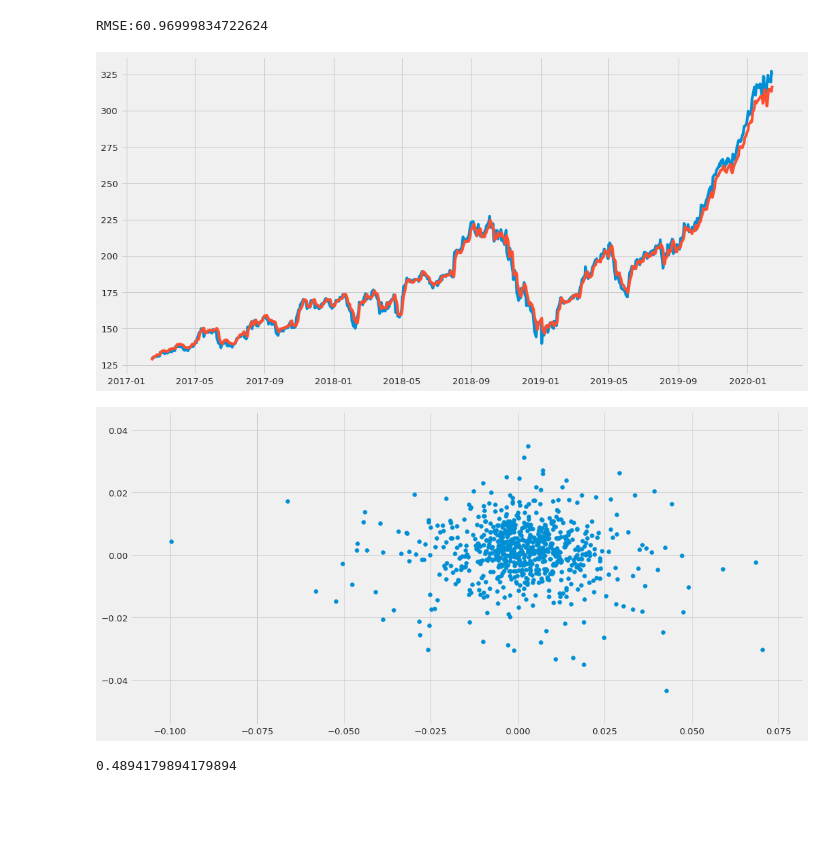
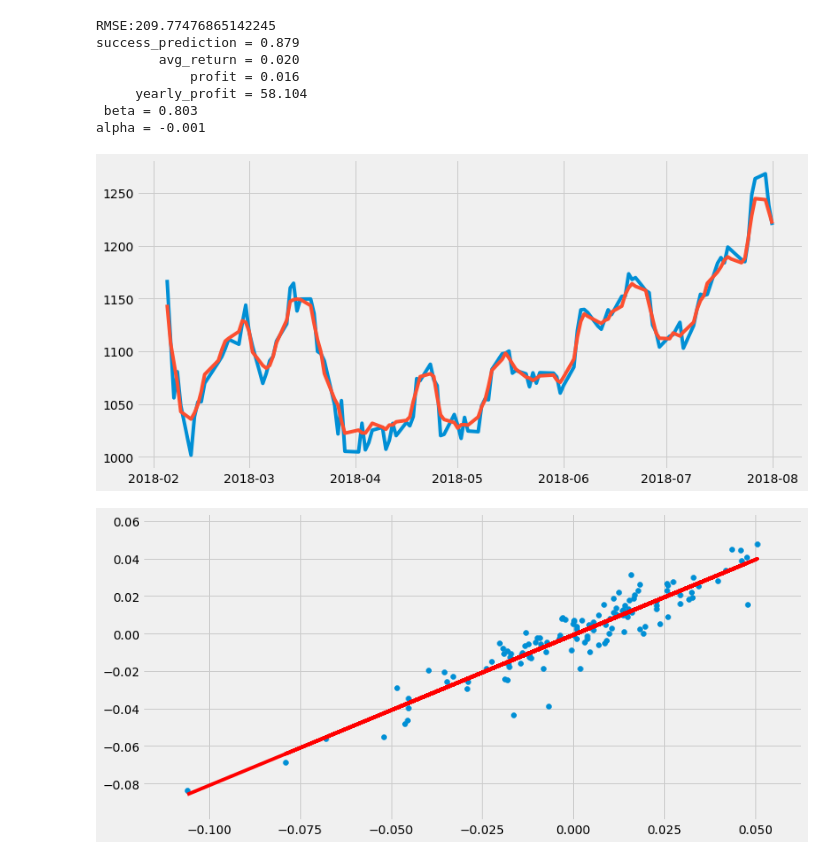
Before and after one commit to ajmal017/FinTech, a Jupyter notebook: PredictStockRNN.ipynb, the cells around one changed output. Cells and saved outputs as stored; diff of their text form; code cells hidden in the pictures; blank space fills up the shorter version.

```diff
--- a/PredictStockRNN.ipynb
+++ b/PredictStockRNN.ipynb
@@ -22,6 +22,6 @@ from keras.models import Sequential
 from keras.layers import Dense, Dropout, LSTM
 
 plt.style.use('fivethirtyeight')
-plt.rcParams['figure.figsize'] = [16, 8]
+plt.rcParams['figure.figsize'] = [12, 6]
 
 register_matplotlib_converters()
@@ -27,0 +30,6 @@ register_matplotlib_converters()
+# %%
+training_days = 60
+total_years = 10
+total_dates = total_years * 365
+training_itmes = (int)(total_years * 252 * 0.7)
+all_model_objects = {}
@@ -28,8 +195,9 @@ register_matplotlib_converters()
 # %%
-ticker = "AAPL"
+ticker = "MSFT"
 end_date = dt.date.today()
-start_date = end_date - dt.timedelta(365 * 10)
+start_date = end_date - dt.timedelta(total_dates)
 data = pdr.get_data_yahoo(ticker, start_date, end_date)
-training_days = 60
-training_itmes = (int)(len(data) * 0.7)
-n_days = 1
+n_days = 3
+model_objects = build_price_model(data, training_days, training_itmes, n_days)
+model = model_objects[0]
+price_scaler = model_objects[1]
@@ -101,30 +204,24 @@ Epoch 3/3
 # %%
-closing_price = predict_price(data, training_days, training_itmes, model, scaler)
+closing_price = predict_price(data, training_days, training_itmes, model, price_scaler)
+predictions = make_prediction_data(data, closing_price, n_days)
-# %% [output]
-RMSE:60.96999834722624
-# %%
-prediction = data.copy()
-prediction.loc[-closing_price.shape[0]:, 'Predictions'] = closing_price[:,0]
-prediction = prediction.dropna()
-prediction = prediction.drop(["High", "Low", "Open", "Close", "Volume"], axis=1)
-prediction['Diff'] = prediction['Adj Close'] - prediction['Predictions']
-prediction['DiffPer'] = prediction['Diff'] / prediction['Adj Close']
-prediction['DailyRet'] = prediction['Adj Close'].pct_change()
-prediction['DailyRetPred'] = prediction['Predictions'].pct_change()
-prediction['CumRet'] = (1 + prediction['DailyRet']).cumprod()
-prediction['CumRetPred'] = (1 + prediction['DailyRetPred']).cumprod()
-prediction['MonthDay'] = prediction.index.map(lambda x: str(x.month) + "-" + str(x.day))
-prediction['Correct'] = prediction.apply (lambda row: -1 if (row['DailyRet'] * row['DailyRetPred'] < 0) else 1, axis=1)
-plt.plot(prediction[['Adj Close', 'Predictions']])
-plt.show()
-# %% [output]
-[figure, removed]
-# %%
-plt.scatter(x=prediction['DailyRet'], y=prediction['DailyRetPred'])
-plt.show()
-# %% [output]
-[figure, removed]
-# %%
-prediction[prediction.Correct == 1].shape[0] / prediction.shape[0]
-# %% [output]
-0.4894179894179894
+# %%
+#@title Parameters
+ticker = 'GOOG' #@param ["GOOG", "IBM", "MSFT", "AAPL"]
+predict_days = "2" #@param [1, 2, 3, 7]
+start_date = '2018-02-01' #@param {type:"date"}
+end_date = '2018-08-01' #@param {type:"date"}
+n_days = int(predict_days)
+data = pdr.get_data_yahoo(ticker, dt.date.today() - dt.timedelta(total_dates), dt.date.today())
+model_objects = build_price_model(ticker, data, training_days, training_itmes, n_days)
+closing_price = predict_price(data, training_days, training_itmes, model_objects[0], model_objects[1])
+predictions = make_prediction_data(data, closing_price, n_days, start_date, end_date)
+# %% [output]
+RMSE:209.77476865142245
+success_prediction = 0.879
+        avg_return = 0.020
+            profit = 0.016
+     yearly_profit = 58.104
+ beta = 0.803
+alpha = -0.001
+[figure, added]
+[figure, added]
```
Also changed, not shown: parts of 10 cells of this notebook.
